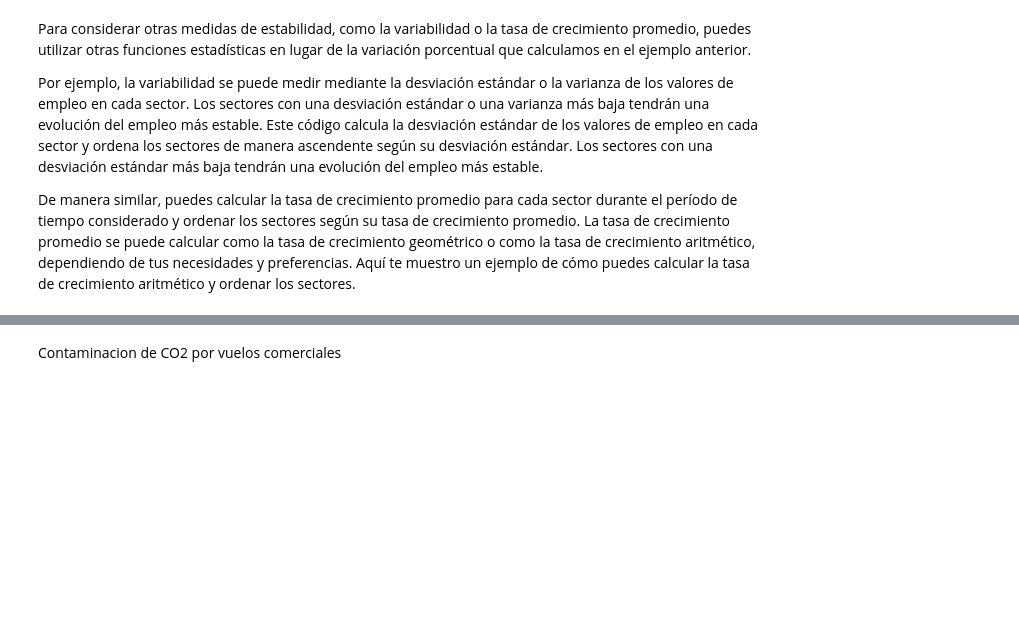
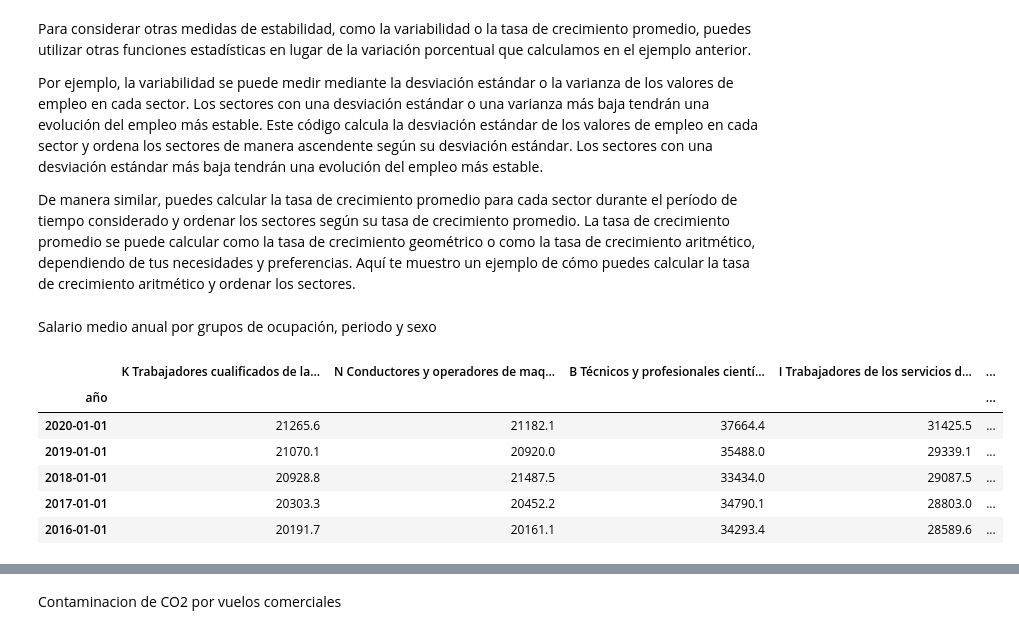
Before and after one commit to alandia92/EDA-Turismo-Euskadi, a Jupyter notebook: EDA/Tratamiento_datos.ipynb, the cells around one changed output, grey strips where cells are left out. Cells and saved outputs as stored; diff of their text form; code cells hidden in the pictures; blank space fills up the shorter version.

```diff
--- a/EDA/Tratamiento_datos.ipynb
+++ b/EDA/Tratamiento_datos.ipynb
@@ -2,4 +2,4 @@
 import pickle
 
 with open('variables.pkl', 'rb') as f:
-    df_21, df_20, df_4, df_5, df_6, df_7, df_11, df_16, df_12, df_17 = pickle.load(f)
+    df_13, df_21, df_20, df_4, df_5, df_6, df_7, df_11, df_16, df_12, df_17 = pickle.load(f)
@@ -145,3 +151,15 @@ plt.xlabel('Sector')
 plt.ylabel('Varianza')
 plt.title('Varianza del empleo por sector')
 plt.show()
+# %% [markdown]
+Salario medio anual por grupos de ocupación, periodo y sexo
+# %%
+df_13.head()
+# %% [output]
+|  | K Trabajadores cualificados de la... | N Conductores y operadores de maq... | B Técnicos y profesionales cientí... | I Trabajadores de los servicios d... | ... |
+| año |  |  |  |  | ... |
+| 2020-01-01 | 21265.6 | 21182.1 | 37664.4 | 31425.5 | ... |
+| 2019-01-01 | 21070.1 | 20920.0 | 35488.0 | 29339.1 | ... |
+| 2018-01-01 | 20928.8 | 21487.5 | 33434.0 | 29087.5 | ... |
+| 2017-01-01 | 20303.3 | 20452.2 | 34790.1 | 28803.0 | ... |
+| 2016-01-01 | 20191.7 | 20161.1 | 34293.4 | 28589.6 | ... |
```
Also changed, not shown: parts of 4 cells of this notebook, 4 other files.
